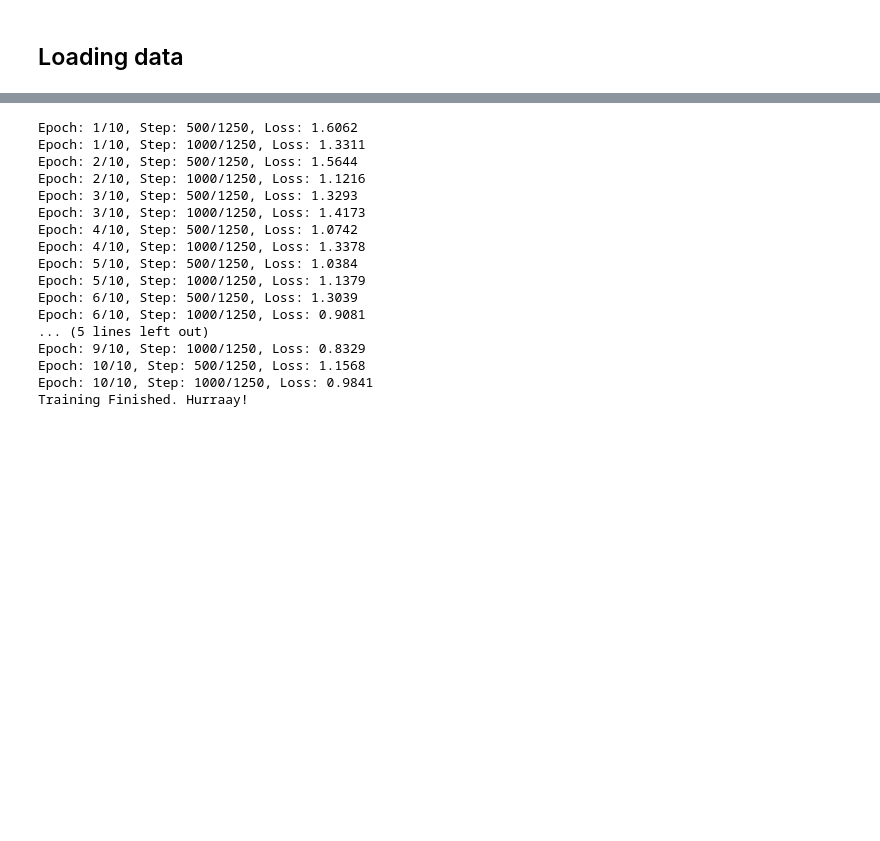
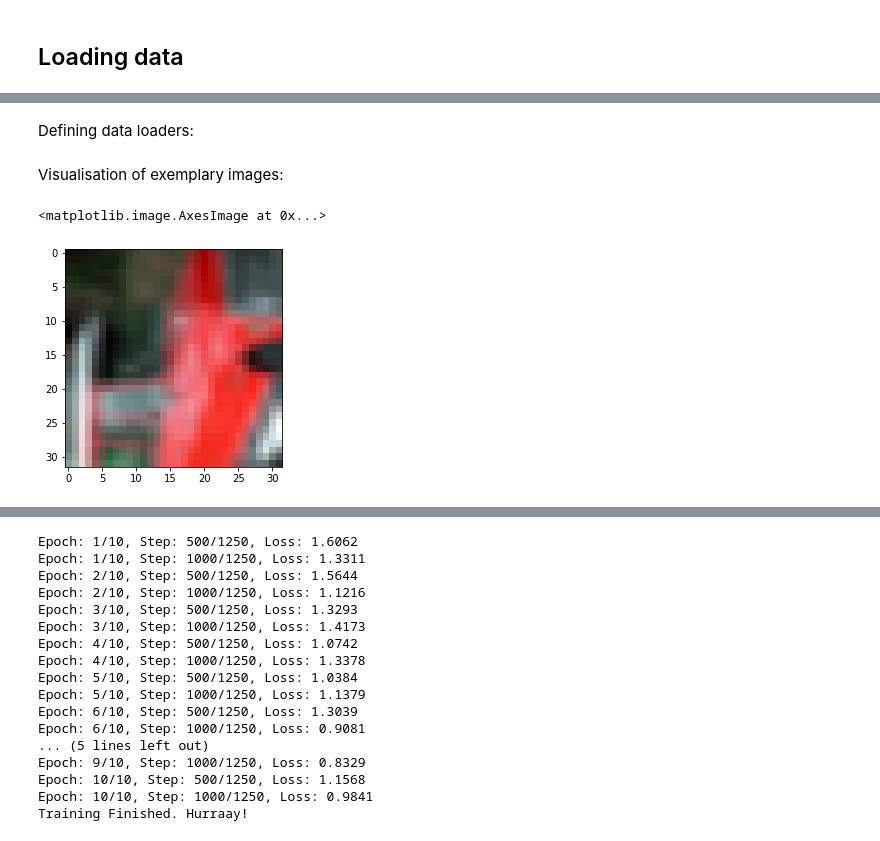
Before and after one commit to Dzbanuszek112/CIFAR_repo, a Jupyter notebook: CIFAR_classification.ipynb, the cells around one changed output, grey strips where cells are left out. Saved outputs shown, nothing was run; the diff lists cells and outputs as text; code cells hidden in the pictures; blank space fills up the shorter version.

```diff
--- a/CIFAR_classification.ipynb
+++ b/CIFAR_classification.ipynb
@@ -25,2 +29,8 @@ learning_rate = 0.001
 # %%
-transform = transforms.Compose([transforms.ToTensor(), transforms.Normalize((0.5, 0.5, 0.5), (0.5, 0.5, 0.5))])
+mean = np.array([0.5, 0.5, 0.5])
+std = np.array([0.5, 0.5, 0.5])
+
+transform = transforms.Compose([transforms.RandomResizedCrop(32),
+                                transforms.RandomHorizontalFlip(),
+                                transforms.ToTensor(),
+                                transforms.Normalize(mean, std)])
@@ -27,2 +39,2 @@ transform = transforms.Compose([transforms.ToTensor(), transforms.Normalize((0.5
 # %%
-train_dataset = torchvision.datasets.CIFAR10(root='./data', train=True, download=True, transform=transform)
+train_dataset = torchvision.datasets.CIFAR10(root='./data', train=True, download=False, transform=transform)
@@ -59,3 +65,5 @@ Transform: Compose(
+# %% [markdown]
+Defining data loaders:
 # %%
 train_loader = torch.utils.data.DataLoader(train_dataset, batch_size=batch_size, shuffle=True)
 # %%
@@ -64,0 +71,15 @@ classes = ('plane', 'car', 'bird', 'cat', 'deer', 'dog', 'frog', 'horse', 'ship'
+# %% [markdown]
+Visualisation of exemplary images:
+# %%
+mini_batches = iter(train_loader)
+mini_batch = next(mini_batches)
+image = mini_batch[0][0].permute(2, 1, 0)
+image = image.numpy()
+inp = std * image + mean
+inp = np.clip(inp, 0, 1)
+image.shape
+inp.shape
+plt.imshow(inp)
+# %% [output]
+<matplotlib.image.AxesImage at 0x...>
+[figure, added]
```
Also changed, not shown: parts of 26 cells of this notebook.
